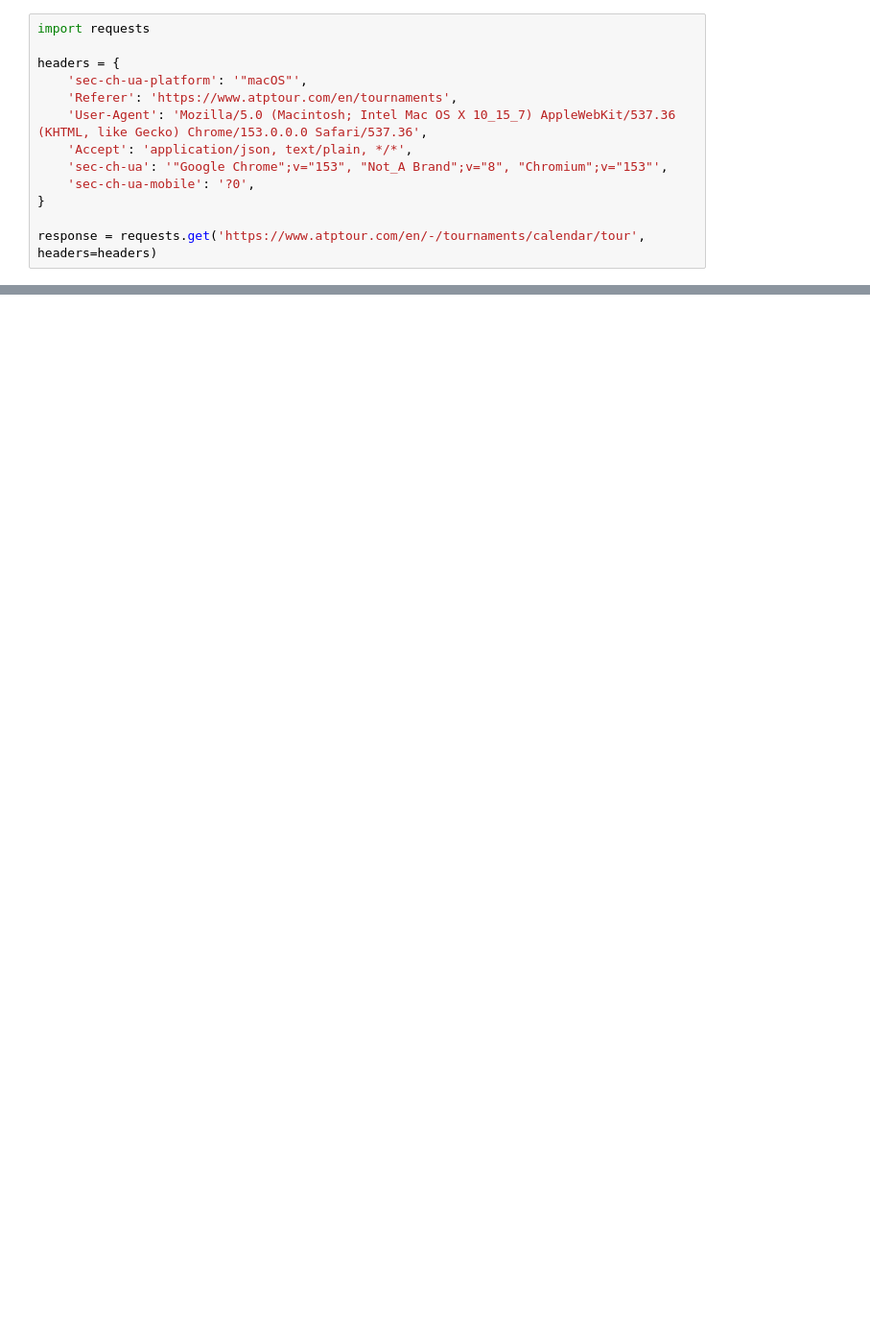
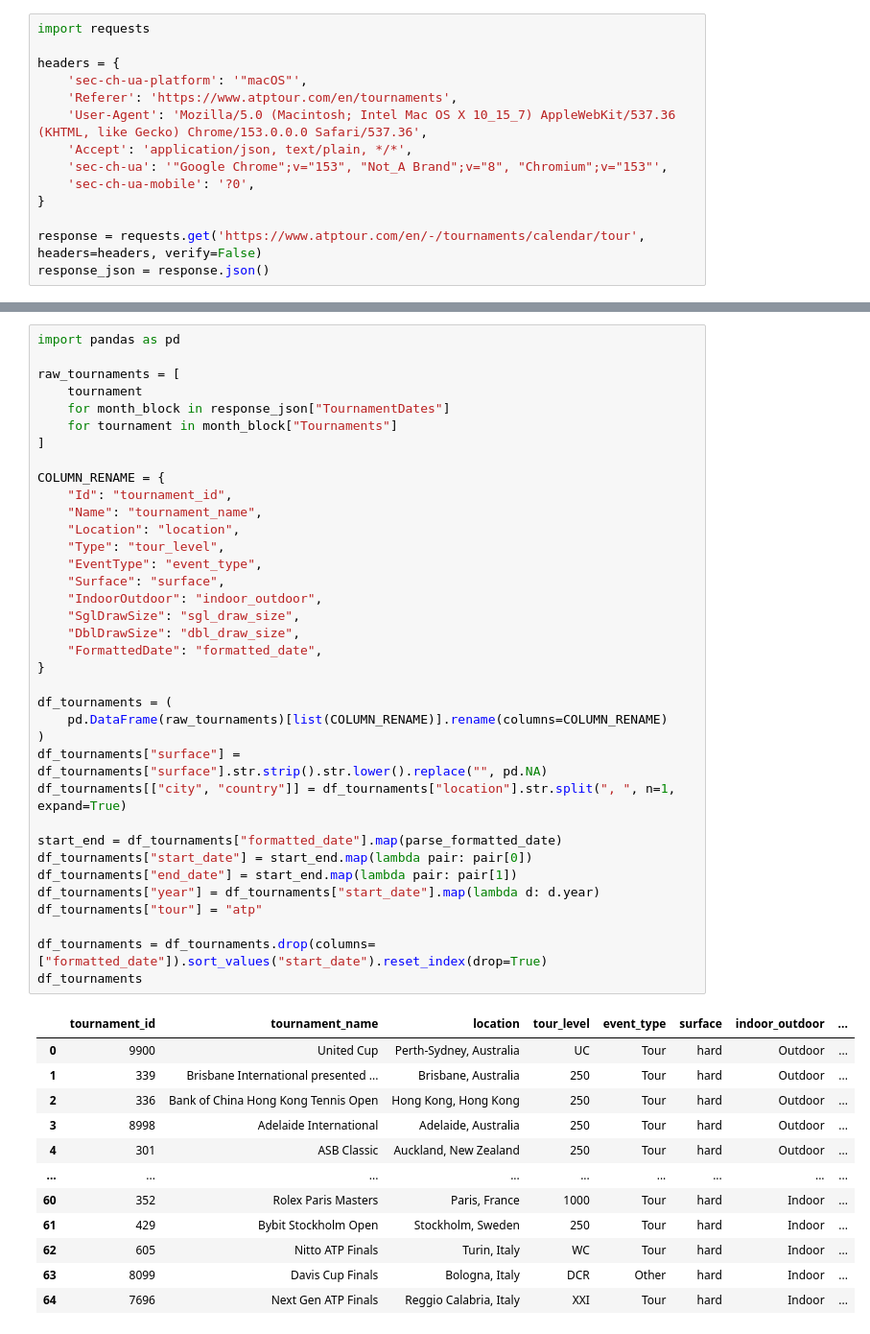
Before and after one commit to nick-benelli/Tennis-Data-Pipeline, a Jupyter notebook: notebooks/dev/data-soruce/atp-tournament-client.ipynb, the cells around one changed output, grey strips where cells are left out. Shown at 96% size. Cells and saved outputs as stored; diff of their text form; blank space fills up the shorter version.

Commit message:
Update tournaments

```diff
--- a/notebooks/dev/data-soruce/atp-tournament-client.ipynb
+++ b/notebooks/dev/data-soruce/atp-tournament-client.ipynb
@@ -10,4 +10,5 @@ headers = {
     'sec-ch-ua-mobile': '?0',
 }
 
-response = requests.get('https://www.atptour.com/en/-/tournaments/calendar/tour', headers=headers)
+response = requests.get('https://www.atptour.com/en/-/tournaments/calendar/tour', headers=headers, verify=False)
+response_json = response.json()
@@ -15,0 +71,49 @@ SSLError: HTTPSConnectionPool(host='www.atptour.com', port=443): Max retries exc
+# %%
+import pandas as pd
+
+raw_tournaments = [
+    tournament
+    for month_block in response_json["TournamentDates"]
+    for tournament in month_block["Tournaments"]
+]
+
+COLUMN_RENAME = {
+    "Id": "tournament_id",
+    "Name": "tournament_name",
+    "Location": "location",
+    "Type": "tour_level",
+    "EventType": "event_type",
+    "Surface": "surface",
+    "IndoorOutdoor": "indoor_outdoor",
+    "SglDrawSize": "sgl_draw_size",
+    "DblDrawSize": "dbl_draw_size",
+    "FormattedDate": "formatted_date",
+}
+
+df_tournaments = (
+    pd.DataFrame(raw_tournaments)[list(COLUMN_RENAME)].rename(columns=COLUMN_RENAME)
+)
+df_tournaments["surface"] = df_tournaments["surface"].str.strip().str.lower().replace("", pd.NA)
+df_tournaments[["city", "country"]] = df_tournaments["location"].str.split(", ", n=1, expand=True)
+
+start_end = df_tournaments["formatted_date"].map(parse_formatted_date)
+df_tournaments["start_date"] = start_end.map(lambda pair: pair[0])
+df_tournaments["end_date"] = start_end.map(lambda pair: pair[1])
+df_tournaments["year"] = df_tournaments["start_date"].map(lambda d: d.year)
+df_tournaments["tour"] = "atp"
+
+df_tournaments = df_tournaments.drop(columns=["formatted_date"]).sort_values("start_date").reset_index(drop=True)
+df_tournaments
+# %% [output]
+|  | tournament_id | tournament_name | location | tour_level | event_type | surface | indoor_outdoor | ... |
+| 0 | 9900 | United Cup | Perth-Sydney, Australia | UC | Tour | hard | Outdoor | ... |
+| 1 | 339 | Brisbane International presented ... | Brisbane, Australia | 250 | Tour | hard | Outdoor | ... |
+| 2 | 336 | Bank of China Hong Kong Tennis Open | Hong Kong, Hong Kong | 250 | Tour | hard | Outdoor | ... |
+| 3 | 8998 | Adelaide International | Adelaide, Australia | 250 | Tour | hard | Outdoor | ... |
+| 4 | 301 | ASB Classic | Auckland, New Zealand | 250 | Tour | hard | Outdoor | ... |
+| ... | ... | ... | ... | ... | ... | ... | ... | ... |
+| 60 | 352 | Rolex Paris Masters | Paris, France | 1000 | Tour | hard | Indoor | ... |
+| 61 | 429 | Bybit Stockholm Open | Stockholm, Sweden | 250 | Tour | hard | Indoor | ... |
+| 62 | 605 | Nitto ATP Finals | Turin, Italy | WC | Tour | hard | Indoor | ... |
+| 63 | 8099 | Davis Cup Finals | Bologna, Italy | DCR | Other | hard | Indoor | ... |
+| 64 | 7696 | Next Gen ATP Finals | Reggio Calabria, Italy | XXI | Tour | hard | Indoor | ... |
```
Also changed, not shown: parts of 14 cells of this notebook, 11 other files.
